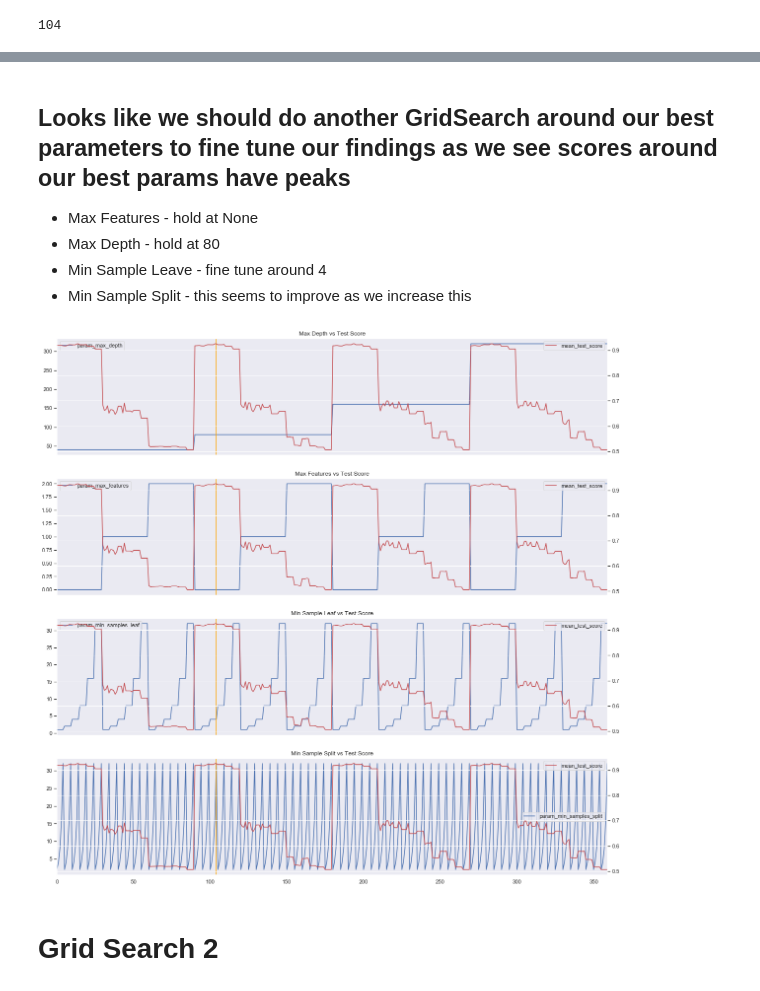
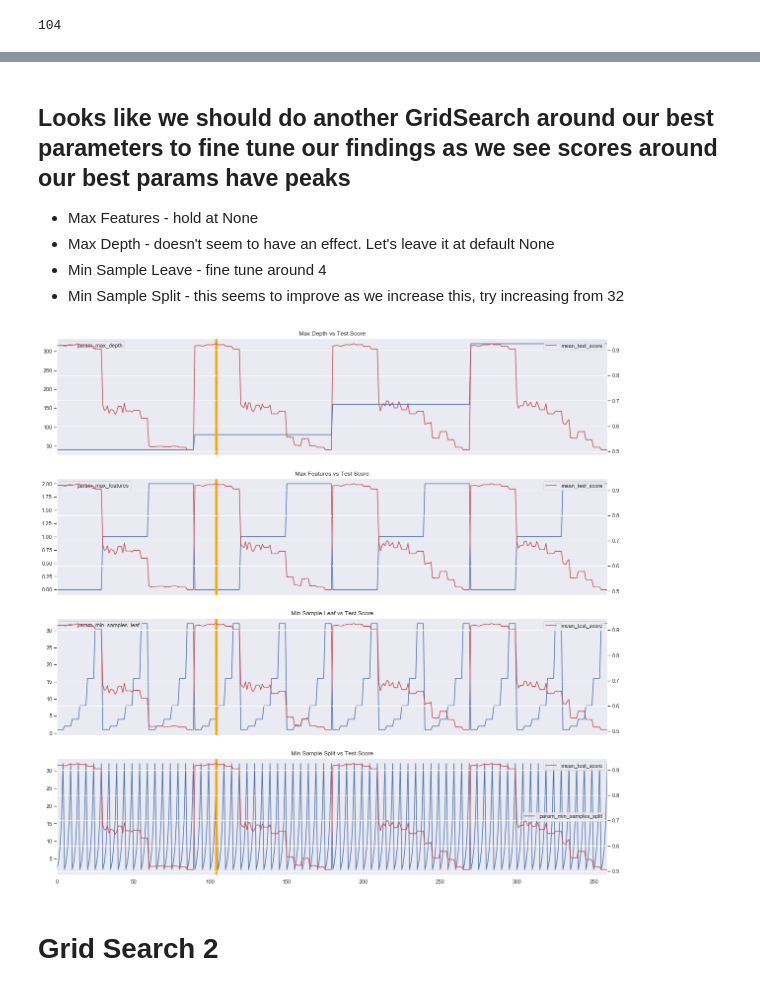
Before and after one commit to sv650s/atp-tennis-predictions, a Jupyter notebook: notebooks/7.2.3-atp_diff-ohe-1985-gridsearchCV.ipynb, the cells around one changed output, grey strips where cells are left out. Saved outputs shown, nothing was run; the diff lists cells and outputs as text; code cells hidden in the pictures.

```diff
--- a/notebooks/7.2.3-atp_diff-ohe-1985-gridsearchCV.ipynb
+++ b/notebooks/7.2.3-atp_diff-ohe-1985-gridsearchCV.ipynb
@@ -115,7 +115,7 @@ from sklearn.model_selection import GridSearchCV
 
 dt = DecisionTreeClassifier(random_state = RSTATE)
 parameters = { 'min_samples_split': [2, 4, 8, 16, 32],  'max_depth': [40, 80, 160, 320], 'min_samples_leaf': [1, 2, 4, 8, 16, 32], 'max_features': [None, 'sqrt', 'log2']}
-gscv = GridSearchCV(dt, parameters, cv=5, scoring='accuracy', verbose = 1, refit = True, n_jobs = N_JOBS)
+gscv = GridSearchCV(dt, parameters, cv=5, scoring='accuracy', verbose = 1, refit = True, n_jobs = N_JOBS, return_train_score = True)
 gscv.fit(X_train, y_train)
 # %% [output]
 Fitting 5 folds for each of 360 candidates, totalling 1800 fits
@@ -238,39 +237,39 @@ results_df[["param_max_depth", "param_max_features", "param_min_samples_leaf", "
 ## Looks like we should do another GridSearch around our best parameters to fine tune our findings as we see scores around our best params have peaks
 
 * Max Features - hold at None
-* Max Depth - hold at 80
+* Max Depth - doesn't seem to have an effect. Let's leave it at default None
 * Min Sample Leave - fine tune around 4
-* Min Sample Split - this seems to improve as we increase this
+* Min Sample Split - this seems to improve as we increase this, try increasing from 32
 # %%
 f, a = plt.subplots(4, 1, figsize=(20, 20))
 
 ax = results_df["param_max_depth"].plot(ax=a[0], legend=True)
 results_df["mean_test_score"].plot(ax=ax.twinx(), legend=True, color='r')
-ax.axvline(gscv.best_index_, 0, results_df["param_max_depth"].max(), c='orange')
+ax.axvline(gscv.best_index_, 0, results_df["param_max_depth"].max(), c='orange', linewidth=5)
 ax.set_title("Max Depth vs Test Score")
 ax.grid(False)
 
 
 ax = results_df["param_max_features"].plot(ax=a[1], legend=True)
 results_df["mean_test_score"].plot(ax=ax.twinx(), legend=True, color='r')
-ax.axvline(gscv.best_index_, 0, results_df["param_max_features"].max(), c='orange')
+ax.axvline(gscv.best_index_, 0, results_df["param_max_features"].max(), c='orange', linewidth=5)
 ax.set_title("Max Features vs Test Score")
 ax.grid(False)
 
 ax = results_df["param_min_samples_leaf"].plot(ax=a[2], legend=True)
 results_df["mean_test_score"].plot(ax=ax.twinx(), legend=True, color='r')
-ax.axvline(gscv.best_index_, 0, results_df["param_min_samples_leaf"].max(), c='orange')
+ax.axvline(gscv.best_index_, 0, results_df["param_min_samples_leaf"].max(), c='orange', linewidth=5)
 ax.set_title("Min Sample Leaf vs Test Score")
 ax.grid(False)
 
 
 ax = results_df["param_min_samples_split"].plot(ax=a[3], legend=True)
 results_df["mean_test_score"].plot(ax=ax.twinx(), legend=True, color='r')
-ax.axvline(gscv.best_index_, 0, results_df["param_min_samples_split"].max(), c='orange')
+ax.axvline(gscv.best_index_, 0, results_df["param_min_samples_split"].max(), c='orange', linewidth=5)
 ax.set_title("Min Sample Split vs Test Score")
 ax.grid(False)
 # %% [output]
-[figure, old version]
+[figure, new version]
 # %% [markdown]
 # Grid Search 2
 # %%
```
Also changed, not shown: parts of 30 cells of this notebook, 8 other files.
